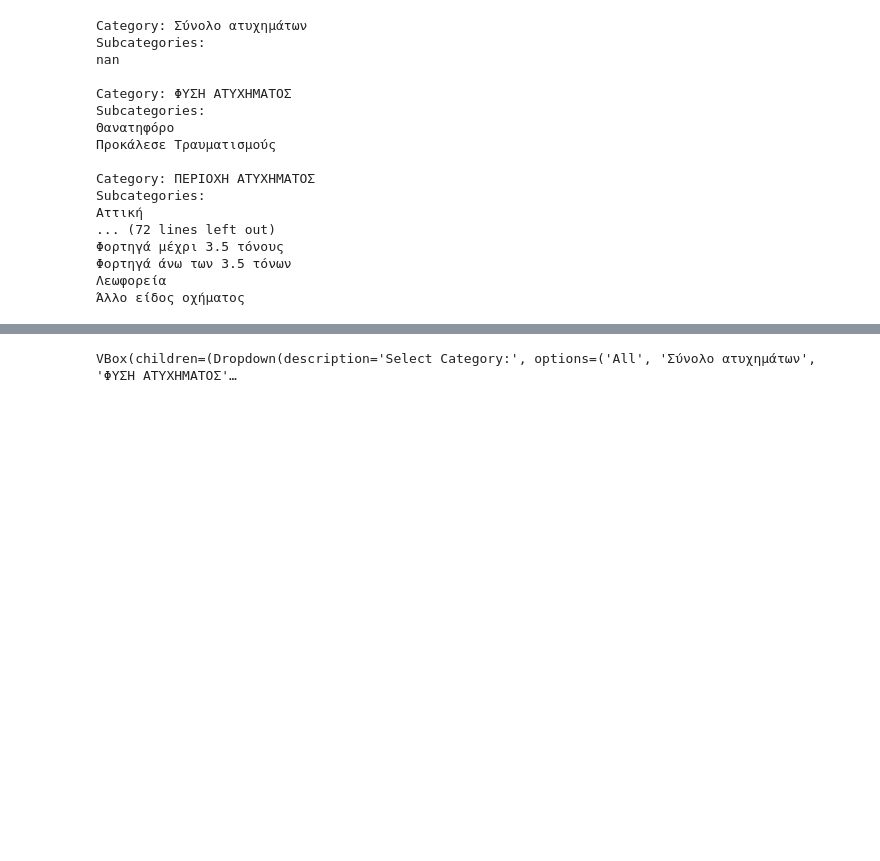
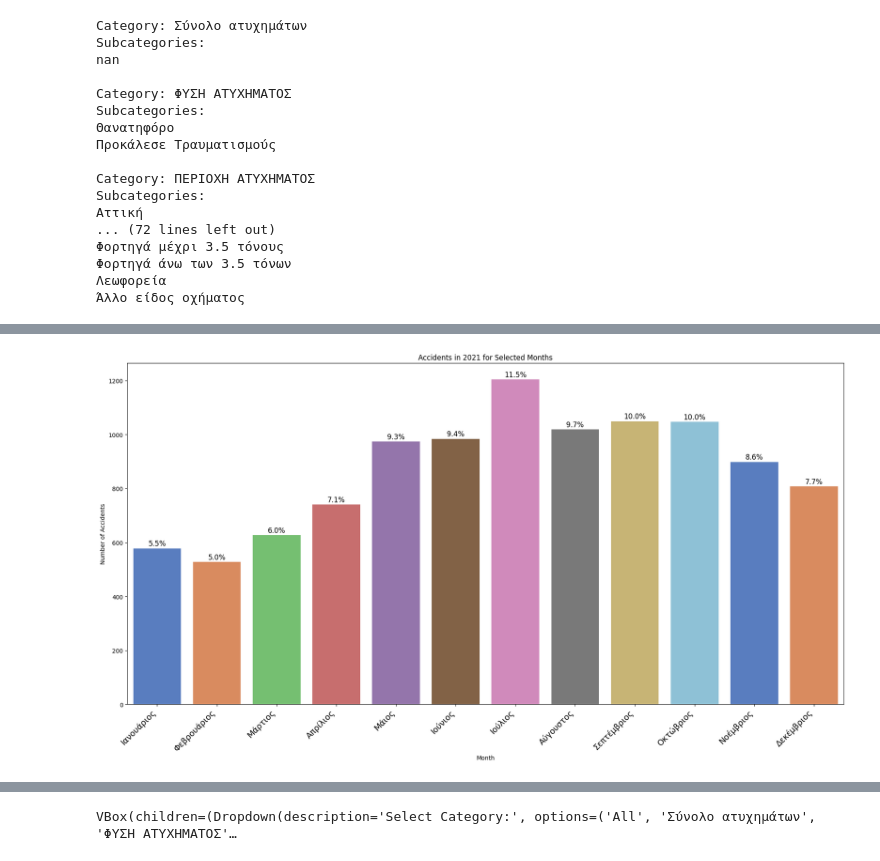
Before and after one commit to hippoghost/CarAccidentAnalysis, a Jupyter notebook: interactive visualizations.ipynb, the cells around one changed output, grey strips where cells are left out. Cells and saved outputs as stored; diff of their text form; code cells hidden in the pictures; blank space fills up the shorter version.

```diff
--- a/interactive visualizations.ipynb
+++ b/interactive visualizations.ipynb
@@ -137,3 +238,33 @@ Subcategories:
+# %%
+# Filter DataFrame for specific subcategories
+selected_subcategories = ['Ιανουάριος', 'Φεβρουάριος', 'Μάρτιος', 'Απρίλιος', 'Μάιος', 'Ιούνιος', 'Ιούλιος', 'Αύγουστος', 'Σεπτέμβριος', 'Οκτώβριος', 'Νοέμβριος', 'Δεκέμβριος']
+df_selected = df[df['Subcategory'].isin(selected_subcategories)]
+
+# Category: ΜΗΝΑΣ (Month)
+plt.figure(figsize=(18, 10))
+
+# Create the barplot
+ax = sns.barplot(x='Subcategory', y='2021', data=df_selected, palette='muted')
+
+# Add percentages on each bar
+total_selected_months = df_selected['2021'].sum()  # Total number of accidents in selected months
+for p in ax.patches:
+    percentage = '{:.1f}%'.format(100 * p.get_height() / total_selected_months)
+    x_position = p.get_x() + p.get_width() / 2
+    y_position = p.get_height() + 10  # Adjust the vertical position
+    ax.annotate(percentage, (x_position, y_position), ha='center', fontsize=12, color='black')
+
+plt.title('Accidents in 2021 for Selected Months')
+plt.xlabel('Month')
+plt.ylabel('Number of Accidents')
+
+# Make x-axis labels larger
+plt.xticks(fontsize=14, rotation=45, ha='right')
+
+plt.tight_layout()  # Adjust layout to prevent clipping of labels
+plt.show()
+# %% [output]
+[figure, added]
 # %%
 # Import necessary libraries
 import pandas as pd
```
Also changed, not shown: parts of 4 cells of this notebook, 1 other file.
